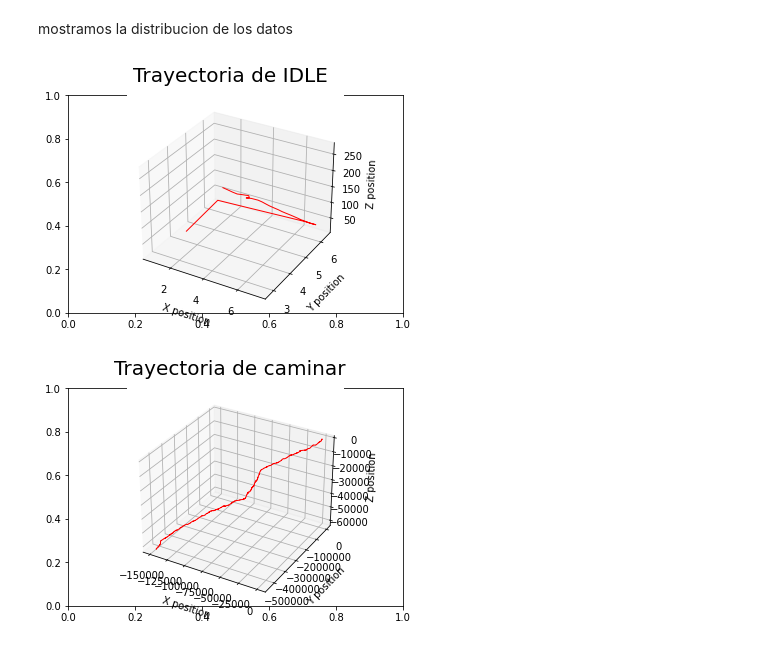
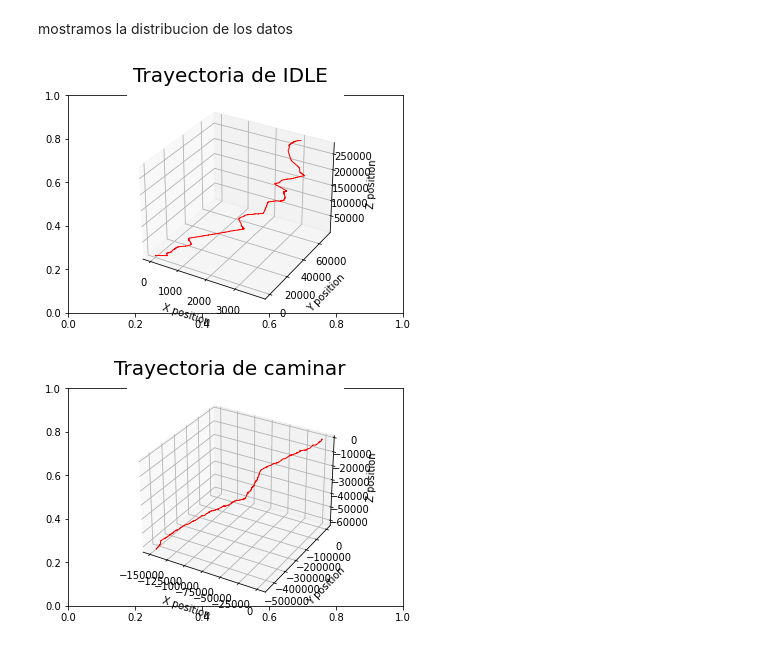
Before and after one commit to migueldemollet/Activity-Recognition, a Jupyter notebook: result.ipynb, the cells around one changed output. Cells and saved outputs as stored; diff of their text form; code cells hidden in the pictures.

```diff
--- a/result.ipynb
+++ b/result.ipynb
@@ -152,10 +158,10 @@ def select_random_df(folder_name):
 mostramos la distribucion de los datos
 # %%
 # Idle
-x,y,z = select_random_df('idle')
+x,y,z = select_actributs(df_idle)
 plot_3d_trajectory(x, y, z, 'Trayectoria de IDLE')
 # %% [output]
-[figure, old version]
+[figure, new version]
 # %%
 # Walking
 x,y,z = select_actributs(df_walking)
```
Also changed, not shown: parts of 26 cells of this notebook.
